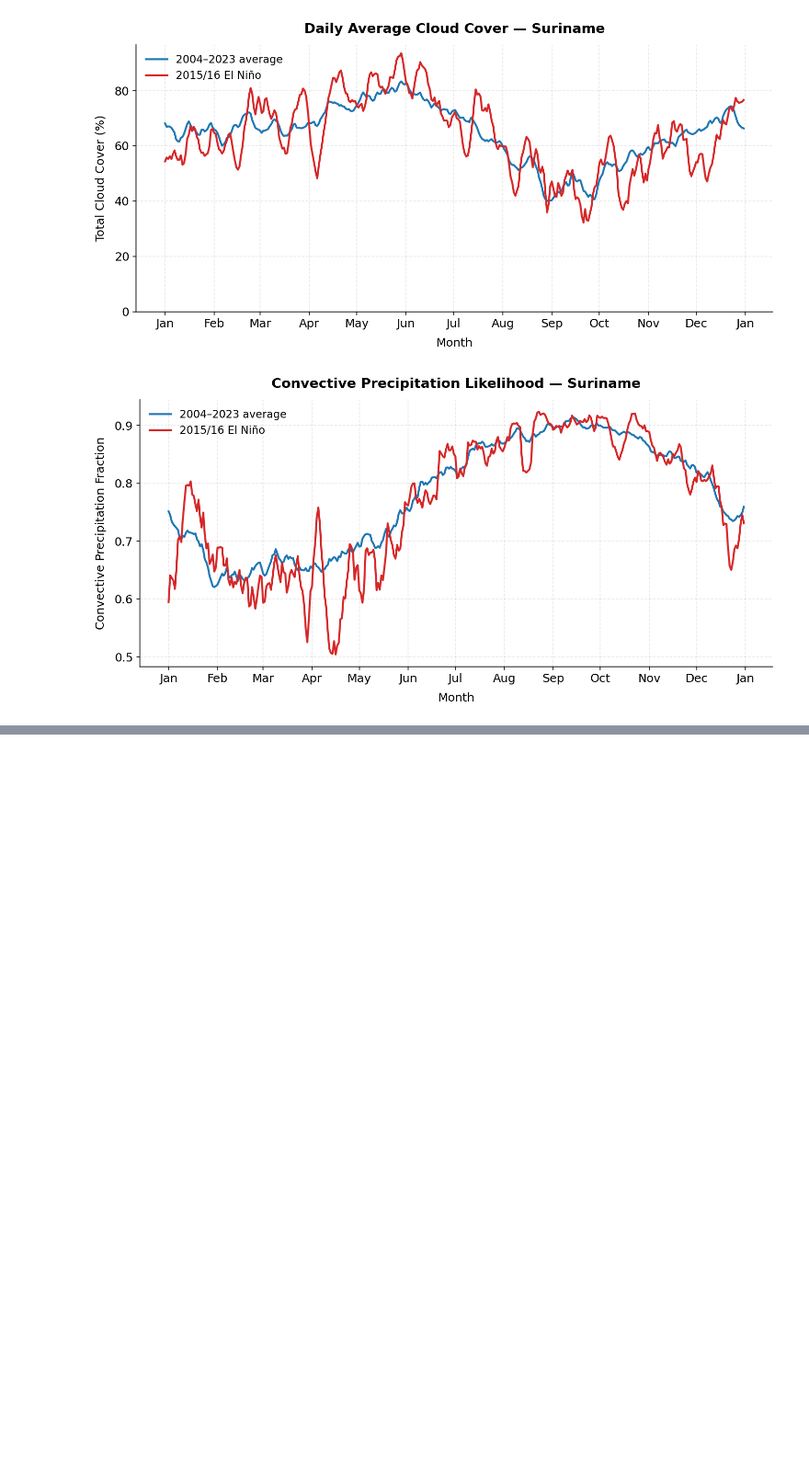
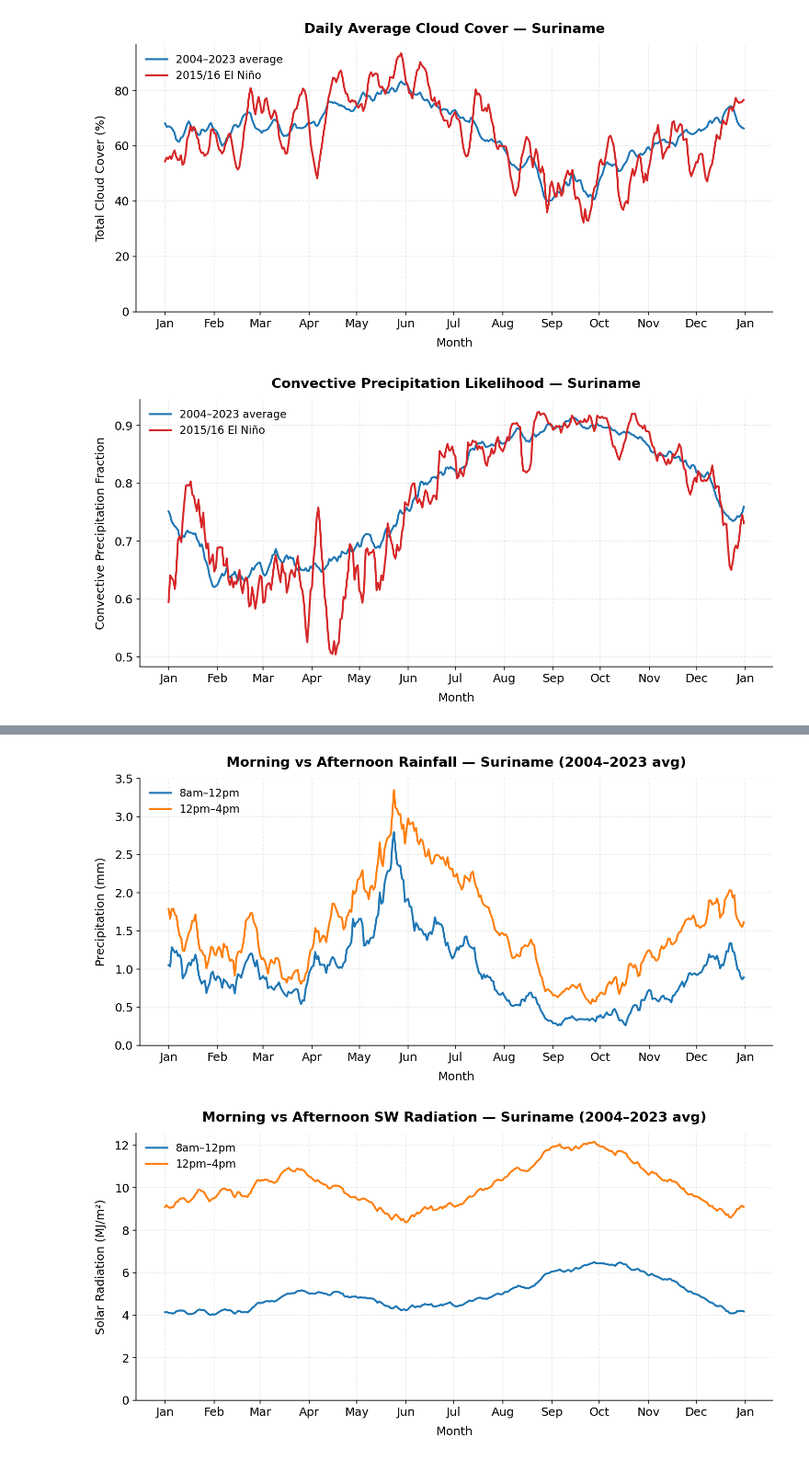
Before and after one commit to L1laBan3/Suriname-Mangrove-Project, a Jupyter notebook: InitialPlots.ipynb, the cells around one changed output, grey strips where cells are left out. Shown at 92% size. Cells and saved outputs as stored; diff of their text form; code cells hidden in the pictures; blank space fills up the shorter version.

Commit message:
AM/PM Plots

```diff
--- a/InitialPlots.ipynb
+++ b/InitialPlots.ipynb
@@ -159,3 +159,11 @@ plot_variable('convective_fraction', 'Convective Precipitation Fraction',
 [figure]
 [figure]
 [figure]
+# %%
+#AM/PM Analysis
+
+import pandas as pd
+
+df_ampm = pd.read_csv("suriname_ampm_2004_2023.csv")  # adjust filename if yours differs
+print(df_ampm.columns.tolist())
+print(df_ampm.head())
@@ -161,0 +188,72 @@ plot_variable('convective_fraction', 'Convective Precipitation Fraction',
+# %%
+import numpy as np
+import matplotlib.pyplot as plt
+import matplotlib.dates as mdates
+
+df_ampm['date'] = pd.to_datetime(df_ampm['date'])
+df_ampm['year'] = df_ampm['date'].dt.year
+df_ampm['month_day'] = df_ampm['date'].dt.strftime('%m-%d')
+
+# --- Unit conversions, same as before, applied to both AM and PM ---
+for period in ['am', 'pm']:
+    df_ampm[f'{period}_precip_mm'] = df_ampm[f'{period}_precip'] * 1000
+    df_ampm[f'{period}_convective_mm'] = df_ampm[f'{period}_convective'] * 1000
+    df_ampm[f'{period}_ssrd_MJ_m2'] = df_ampm[f'{period}_ssrd'] / 1e6
+    df_ampm[f'{period}_cloud_pct'] = df_ampm[f'{period}_cloud'] * 100
+    df_ampm[f'{period}_convective_fraction'] = np.where(
+        df_ampm[f'{period}_precip_mm'] > 0.01,
+        df_ampm[f'{period}_convective_mm'] / df_ampm[f'{period}_precip_mm'],
+        np.nan
+    )
+
+# --- 20-year climatology, AM and PM ---
+agg_cols = {
+    'am_precip_mm': 'mean', 'pm_precip_mm': 'mean',
+    'am_ssrd_MJ_m2': 'mean', 'pm_ssrd_MJ_m2': 'mean',
+    'am_cloud_pct': 'mean', 'pm_cloud_pct': 'mean',
+    'am_convective_fraction': 'mean', 'pm_convective_fraction': 'mean'
+}
+climatology_ampm = df_ampm.groupby('month_day').agg(agg_cols).reset_index()
+climatology_ampm['sort_key'] = pd.to_datetime('2020-' + climatology_ampm['month_day'], format='%Y-%m-%d')
+climatology_ampm = climatology_ampm.sort_values('sort_key')
+
+def smooth(series, window=7):
+    return series.rolling(window=window, center=True, min_periods=1).mean()
+
+plt.rcParams.update({
+    'font.size': 12, 'axes.titlesize': 14, 'axes.titleweight': 'bold',
+    'axes.labelsize': 12, 'legend.fontsize': 11, 'figure.dpi': 150
+})
+
+def plot_ampm(am_col, pm_col, ylabel, title, filename, y_min=None):
+    fig, ax = plt.subplots(figsize=(10, 5))
+    ax.plot(climatology_ampm['sort_key'], smooth(climatology_ampm[am_col]),
+            color='#1f77b4', linewidth=2, label='8am–12pm')
+    ax.plot(climatology_ampm['sort_key'], smooth(climatology_ampm[pm_col]),
+            color='#ff7f0e', linewidth=2, label='12pm–4pm')
+    ax.set_xlabel('Month', labelpad=8)
+    ax.set_ylabel(ylabel, labelpad=8)
+    ax.set_title(title, pad=12)
+    ax.xaxis.set_major_locator(mdates.MonthLocator())
+    ax.xaxis.set_major_formatter(mdates.DateFormatter('%b'))
+    ax.grid(True, alpha=0.3, linestyle='--')
+    ax.spines['top'].set_visible(False)
+    ax.spines['right'].set_visible(False)
+    if y_min is not None:
+        ax.set_ylim(bottom=y_min)
+    ax.legend(frameon=False, loc='upper left')
+    plt.tight_layout()
+    plt.savefig(filename, dpi=200, bbox_inches='tight')
+    plt.show()
+
+plot_ampm('am_precip_mm', 'pm_precip_mm', 'Precipitation (mm)',
+          'Morning vs Afternoon Rainfall — Suriname (2004–2023 avg)', 'plot_ampm_rainfall.png', y_min=0)
+plot_ampm('am_ssrd_MJ_m2', 'pm_ssrd_MJ_m2', 'Solar Radiation (MJ/m²)',
+          'Morning vs Afternoon SW Radiation — Suriname (2004–2023 avg)', 'plot_ampm_radiation.png', y_min=0)
+plot_ampm('am_cloud_pct', 'pm_cloud_pct', 'Cloud Cover (%)',
+          'Morning vs Afternoon Cloud Cover — Suriname (2004–2023 avg)', 'plot_ampm_cloud.png', y_min=0)
+plot_ampm('am_convective_fraction', 'pm_convective_fraction', 'Convective Precipitation Fraction',
+          'Morning vs Afternoon Convective Likelihood — Suriname (2004–2023 avg)', 'plot_ampm_convective.png')
+# %% [output]
+[figure, added]
+[figure, added]
```
Also changed, not shown: parts of 3 cells of this notebook, 10 other files.
